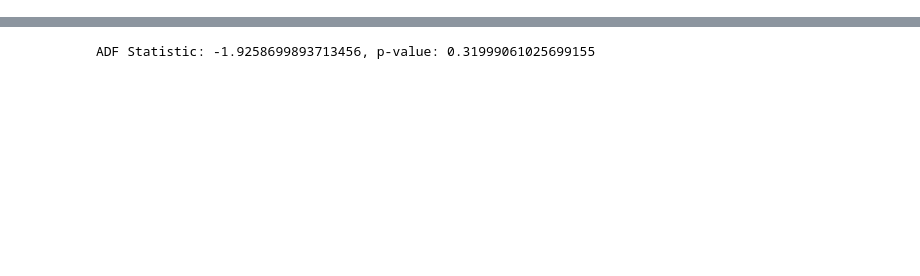
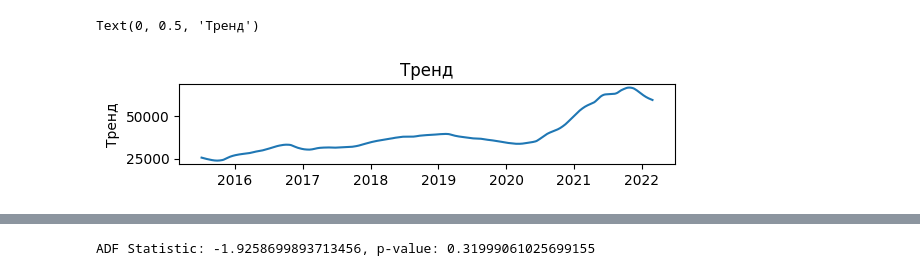
Before and after one commit to EBUSYGIN/ML-3, a Jupyter notebook: Regression.ipynb, the cells around one changed output, grey strips where cells are left out. Saved outputs shown, nothing was run; the diff lists cells and outputs as text; code cells hidden in the pictures; blank space fills up the shorter version.

```diff
--- a/Regression.ipynb
+++ b/Regression.ipynb
@@ -24,0 +126,8 @@ test_df.set_index("dt", inplace=True)
+# %%
+plt.subplot(4, 1, 2)
+plt.plot(decomposition.trend)
+plt.title('Тренд')
+plt.ylabel('Тренд')
+# %% [output]
+Text(0, 0.5, 'Тренд')
+[figure, added]
```
Also changed, not shown: parts of 14 cells of this notebook.
